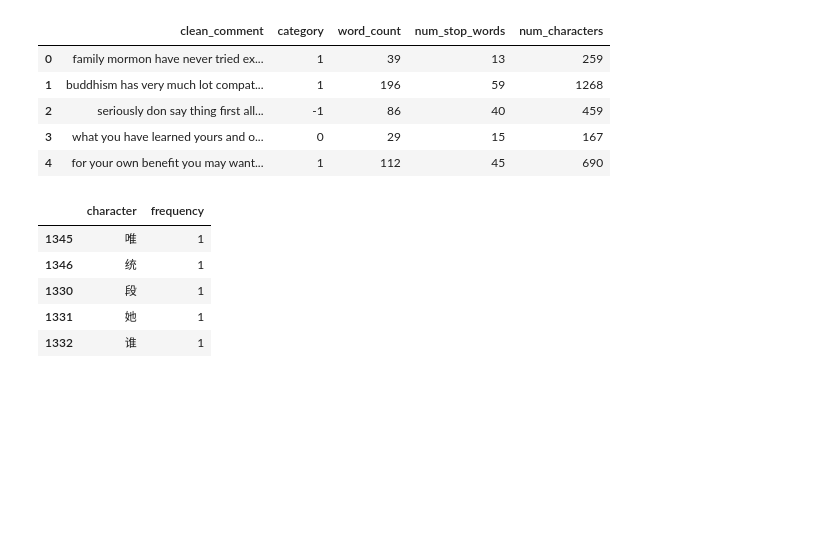
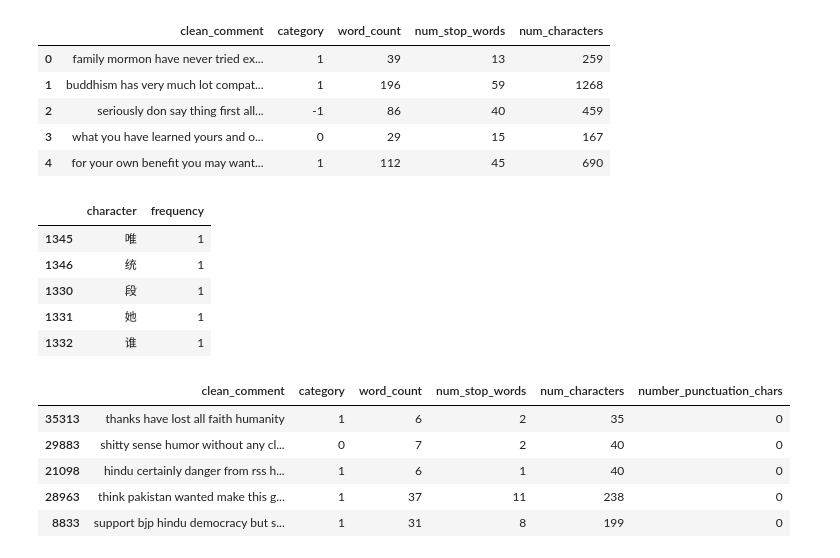
Before and after one commit to HerbertNtim/data-science-lab, a Jupyter notebook: jupyter_works/youtube-sentiment/notebooks/1_Preprocessing_&_EDA.ipynb, the cells around one changed output. Saved outputs shown, nothing was run; the diff lists cells and outputs as text; code cells hidden in the pictures; blank space fills up the shorter version.

Commit message:
added punctuation column

```diff
--- a/jupyter_works/youtube-sentiment/notebooks/1_Preprocessing_&_EDA.ipynb
+++ b/jupyter_works/youtube-sentiment/notebooks/1_Preprocessing_&_EDA.ipynb
@@ -538,3 +538,15 @@ character_frequency_dataframe.tail()
 | 1330 | 段 | 1 |
 | 1331 | 她 | 1 |
 | 1332 | 谁 | 1 |
+# %%
+# Creating a new column "number_punctuation_chars" to count punctuation characters in each comment
+df["number_punctuation_chars"] = df["clean_comment"].apply(lambda x: sum(1 for char in x if char in '.,!?;:"\'()[]{}-'))
+
+df.sample(5)
+# %% [output]
+|  | clean_comment | category | word_count | num_stop_words | num_characters | number_punctuation_chars |
+| 35313 | thanks have lost all faith humanity | 1 | 6 | 2 | 35 | 0 |
+| 29883 | shitty sense humor without any cl... | 0 | 7 | 2 | 40 | 0 |
+| 21098 | hindu certainly danger from rss h... | 1 | 6 | 1 | 40 | 0 |
+| 28963 | think pakistan wanted make this g... | 1 | 37 | 11 | 238 | 0 |
+| 8833 | support bjp hindu democracy but s... | 1 | 31 | 8 | 199 | 0 |
```
Also changed, not shown: parts of 1 cell of this notebook.
